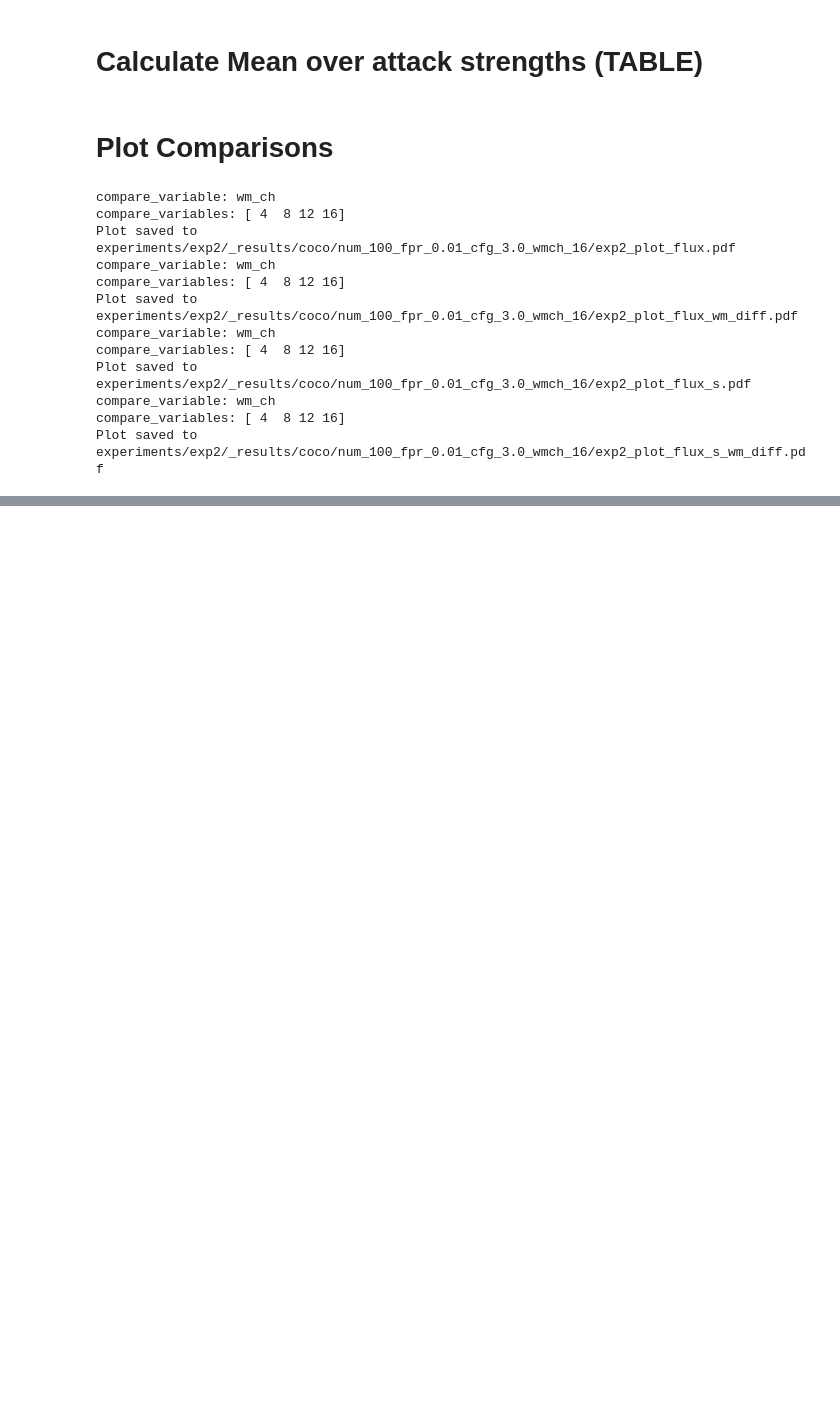
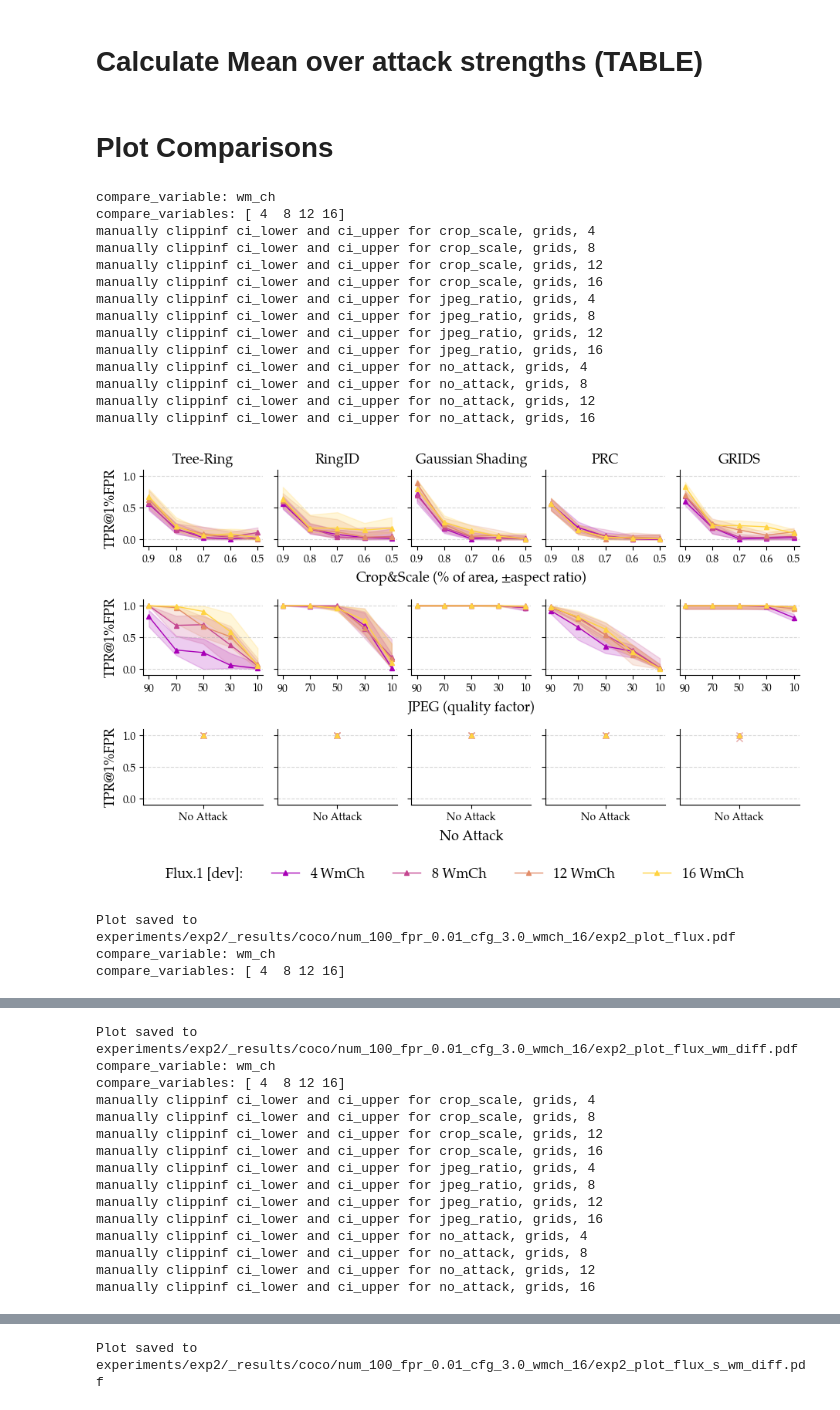
Before and after one commit to magicmagnus/ma-thesis, a Jupyter notebook: 6_plot_exp2.ipynb, the cells around one changed output, grey strips where cells are left out. Saved outputs shown, nothing was run; the diff lists cells and outputs as text; code cells hidden in the pictures; blank space fills up the shorter version.

```diff
--- a/6_plot_exp2.ipynb
+++ b/6_plot_exp2.ipynb
@@ -109,48 +102,54 @@ args.dataset_identifier = [f'num_{args.num_imgs}_fpr_0.01_cfg_3.0_wmch_16',
                            f'num_{args.num_imgs}_fpr_0.01_cfg_3.0_wmch_8',
                            f'num_{args.num_imgs}_fpr_0.01_cfg_3.0_wmch_4']
 
 # create the output directories and ffilenames
 args.input_dir = os.path.join('experiments', args.exp_name)
 args.output_dir = os.path.join('experiments', args.exp_name, '_results', args.prompt_dataset,  args.dataset_identifier[0])
 if not os.path.exists(args.output_dir):
     os.makedirs(args.output_dir)
 args.merged_result_csv = os.path.join(args.output_dir, 'exp2_merged.csv')
 
 # merged results already created in 5_merge_results.py
 results_df = pd.read_csv(args.merged_result_csv)
 
 # plot the results for only the flux model
 df_flux = results_df[results_df['model_id'] == 'flux']
-args.title = (
-    f'Exp2: Effect of Watermark Channel on Perfomance\n' \
-    f'for dataset "{args.prompt_dataset}" and model "Flux-[dev]"\n' \
-)
+# args.title = (
+#     f'Exp2: Effect of Watermark Channel on Perfomance\n' \
+#     f'for dataset "{args.prompt_dataset}" and model "Flux-[dev]"\n' \
+# )
 args.output_plot = os.path.join(args.output_dir,  'exp2_plot_flux.pdf')
 plot_tpr_per_attack_compare_variable(args, df_flux, 'tpr_empirical', 'wm_ch', WMCH_NAME_MAPPING)
 
 args.output_plot = os.path.join(args.output_dir,  'exp2_plot_flux_wm_diff.pdf')
 plot_tpr_per_attack_compare_variable(args, df_flux, 'wm_diff', 'wm_ch', WMCH_NAME_MAPPING,)
 
 df_flux_s = results_df[results_df['model_id'] == 'flux_s']
-args.title = (
-    f'Exp2: Effect of Watermark Channel on Perfomance\n' \
-    f'for dataset "{args.prompt_dataset}" and model "Flux-[schnell]"\n' \
-)
+# args.title = (
+#     f'Exp2: Effect of Watermark Channel on Perfomance\n' \
+#     f'for dataset "{args.prompt_dataset}" and model "Flux-[schnell]"\n' \
+# )
 args.output_plot = os.path.join(args.output_dir,  'exp2_plot_flux_s.pdf')
 plot_tpr_per_attack_compare_variable(args, df_flux_s, 'tpr_empirical', 'wm_ch', WMCH_NAME_MAPPING)
 
 args.output_plot = os.path.join(args.output_dir,  'exp2_plot_flux_s_wm_diff.pdf')
 plot_tpr_per_attack_compare_variable(args, df_flux_s, 'wm_diff', 'wm_ch', WMCH_NAME_MAPPING)
 # %% [output]
 compare_variable: wm_ch
 compare_variables: [ 4  8 12 16]
-Plot saved to experiments/exp2/_results/coco/num_100_fpr_0.01_cfg_3.0_wmch_16/exp2_plot_flux.pdf
-compare_variable: wm_ch
-compare_variables: [ 4  8 12 16]
-Plot saved to experiments/exp2/_results/coco/num_100_fpr_0.01_cfg_3.0_wmch_16/exp2_plot_flux_wm_diff.pdf
-compare_variable: wm_ch
-compare_variables: [ 4  8 12 16]
-Plot saved to experiments/exp2/_results/coco/num_100_fpr_0.01_cfg_3.0_wmch_16/exp2_plot_flux_s.pdf
-compare_variable: wm_ch
-compare_variables: [ 4  8 12 16]
-Plot saved to experiments/exp2/_results/coco/num_100_fpr_0.01_cfg_3.0_wmch_16/exp2_plot_flux_s_wm_diff.pdf
+manually clippinf ci_lower and ci_upper for crop_scale, grids, 4
+manually clippinf ci_lower and ci_upper for crop_scale, grids, 8
+manually clippinf ci_lower and ci_upper for crop_scale, grids, 12
+manually clippinf ci_lower and ci_upper for crop_scale, grids, 16
+manually clippinf ci_lower and ci_upper for jpeg_ratio, grids, 4
+manually clippinf ci_lower and ci_upper for jpeg_ratio, grids, 8
+manually clippinf ci_lower and ci_upper for jpeg_ratio, grids, 12
+manually clippinf ci_lower and ci_upper for jpeg_ratio, grids, 16
+manually clippinf ci_lower and ci_upper for no_attack, grids, 4
+manually clippinf ci_lower and ci_upper for no_attack, grids, 8
+manually clippinf ci_lower and ci_upper for no_attack, grids, 12
+manually clippinf ci_lower and ci_upper for no_attack, grids, 16
+[figure, added]
+Plot saved to experiments/exp2/_results/coco/num_100_fpr_0.01_cfg_3.0_wmch_16/exp2_plot_flux.pdf
+compare_variable: wm_ch
+compare_variables: [ 4  8 12 16]
@@ -156,0 +157,15 @@ Plot saved to experiments/exp2/_results/coco/num_100_fpr_0.01_cfg_3.0_wmch_16/ex
+Plot saved to experiments/exp2/_results/coco/num_100_fpr_0.01_cfg_3.0_wmch_16/exp2_plot_flux_wm_diff.pdf
+compare_variable: wm_ch
+compare_variables: [ 4  8 12 16]
+manually clippinf ci_lower and ci_upper for crop_scale, grids, 4
+manually clippinf ci_lower and ci_upper for crop_scale, grids, 8
+manually clippinf ci_lower and ci_upper for crop_scale, grids, 12
+manually clippinf ci_lower and ci_upper for crop_scale, grids, 16
+manually clippinf ci_lower and ci_upper for jpeg_ratio, grids, 4
+manually clippinf ci_lower and ci_upper for jpeg_ratio, grids, 8
+manually clippinf ci_lower and ci_upper for jpeg_ratio, grids, 12
+manually clippinf ci_lower and ci_upper for jpeg_ratio, grids, 16
+manually clippinf ci_lower and ci_upper for no_attack, grids, 4
+manually clippinf ci_lower and ci_upper for no_attack, grids, 8
+manually clippinf ci_lower and ci_upper for no_attack, grids, 12
+manually clippinf ci_lower and ci_upper for no_attack, grids, 16
@@ -156,0 +177 @@ Plot saved to experiments/exp2/_results/coco/num_100_fpr_0.01_cfg_3.0_wmch_16/ex
+Plot saved to experiments/exp2/_results/coco/num_100_fpr_0.01_cfg_3.0_wmch_16/exp2_plot_flux_s_wm_diff.pdf
```
Also changed, not shown: parts of 3 cells of this notebook, 34 other files.
